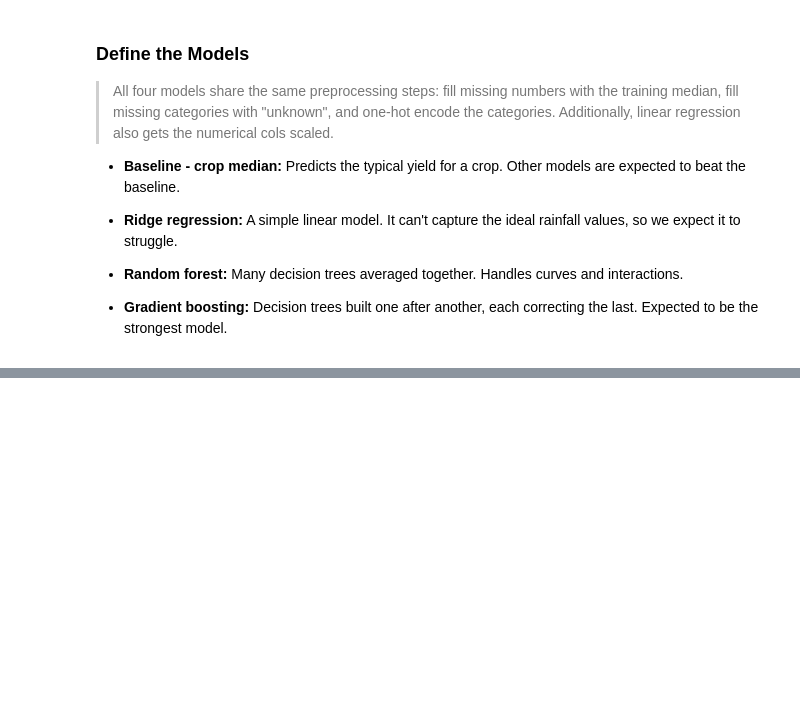
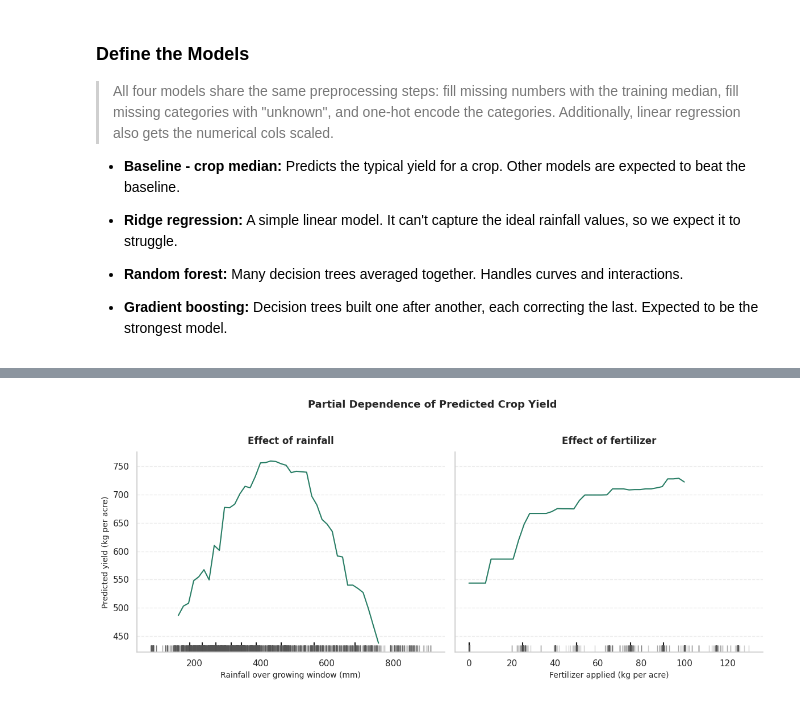
Before and after one commit to edi-kanyua/Predictive-Modeling-in-Agriculture, a Jupyter notebook: Yield_Model.ipynb, the cells around one changed output, grey strips where cells are left out. Drawn from its saved outputs; the diff is of its cells as text; code cells hidden in the pictures; blank space fills up the shorter version.

Commit message:
Predictive Model

```diff
--- a/Yield_Model.ipynb
+++ b/Yield_Model.ipynb
@@ -138,0 +251,12 @@ Target dimensions: (2996,) (1455,)
+# %%
+# Pick best model
+best_model = fitted[best_name]
+pred_test = best_model.predict(X_test)
+
+# Base model performance
+base = test_results.loc["Baseline: crop median", "MAE"]
+# Best model performance
+best = test_results.loc[best_name, "MAE"]
+print(f"{best_name}: average miss of {best:.0f} kg/acre on unseen seasons "
+      f"({best / y_test.mean():.0%} of the average yield), "
+      f"{1 - best / base:.0%} lower than the crop-median baseline.")
@@ -138,0 +458,74 @@ Target dimensions: (2996,) (1455,)
+# %%
+from sklearn.inspection import PartialDependenceDisplay
+
+sns.set_theme(style="whitegrid", context="notebook")
+
+features_to_plot = [
+    "season_rain_mm",
+    "fertilizer_kg_per_acre"
+]
+
+fig, axes = plt.subplots(
+    1, 2,
+    figsize=(12, 5),
+    sharey=True
+)
+
+display = PartialDependenceDisplay.from_estimator(
+    best_model,
+    X_train,
+    features_to_plot,
+    ax=axes,
+    grid_resolution=40,
+    line_kw={
+        "color": "#287D65",
+        "linewidth": 1.5
+    }
+)
+
+# Customize each panel
+labels = [
+    "Rainfall over growing window (mm)",
+    "Fertilizer applied (kg per acre)"
+]
+
+titles = [
+    "Effect of rainfall",
+    "Effect of fertilizer"
+]
+
+for ax, feature, xlabel, title in zip(
+    axes, features_to_plot, labels, titles
+):
+    # Highlight the partial dependence curve
+    ax.set_title(title, fontsize=12, fontweight="bold", pad=10)
+    ax.set_xlabel(xlabel, fontsize=10)
+    ax.grid(axis="y", linestyle="--", alpha=0.35)
+    ax.grid(axis="x", visible=False)
+
+    # Show the distribution of training observations
+    sns.rugplot(
+        x=X_train[feature],
+        ax=ax,
+        height=0.035,
+        color="#555555",
+        alpha=0.30
+    )
+
+    ax.spines["top"].set_visible(False)
+    ax.spines["right"].set_visible(False)
+
+axes[0].set_ylabel("Predicted yield (kg per acre)", fontsize=10)
+axes[1].set_ylabel("")
+
+fig.suptitle(
+    "Partial Dependence of Predicted Crop Yield",
+    fontsize=13,
+    fontweight="bold",
+    y=1.02
+)
+
+fig.tight_layout()
+plt.show()
+# %% [output]
+[figure, added]
```
Also changed, not shown: parts of 19 cells of this notebook.
